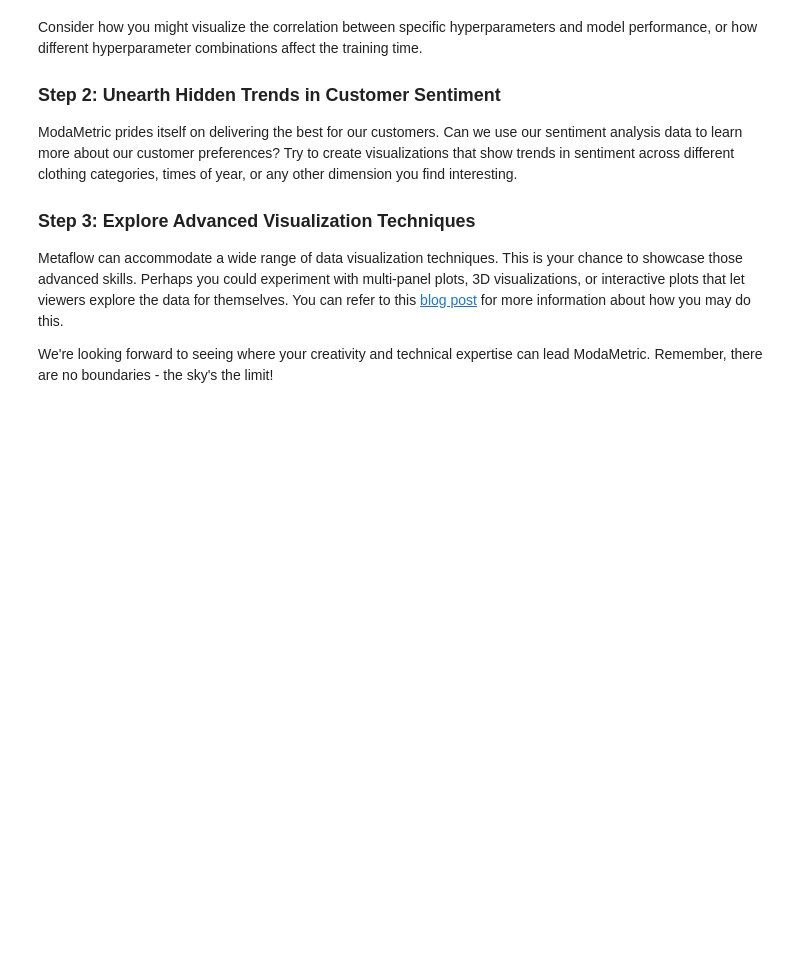
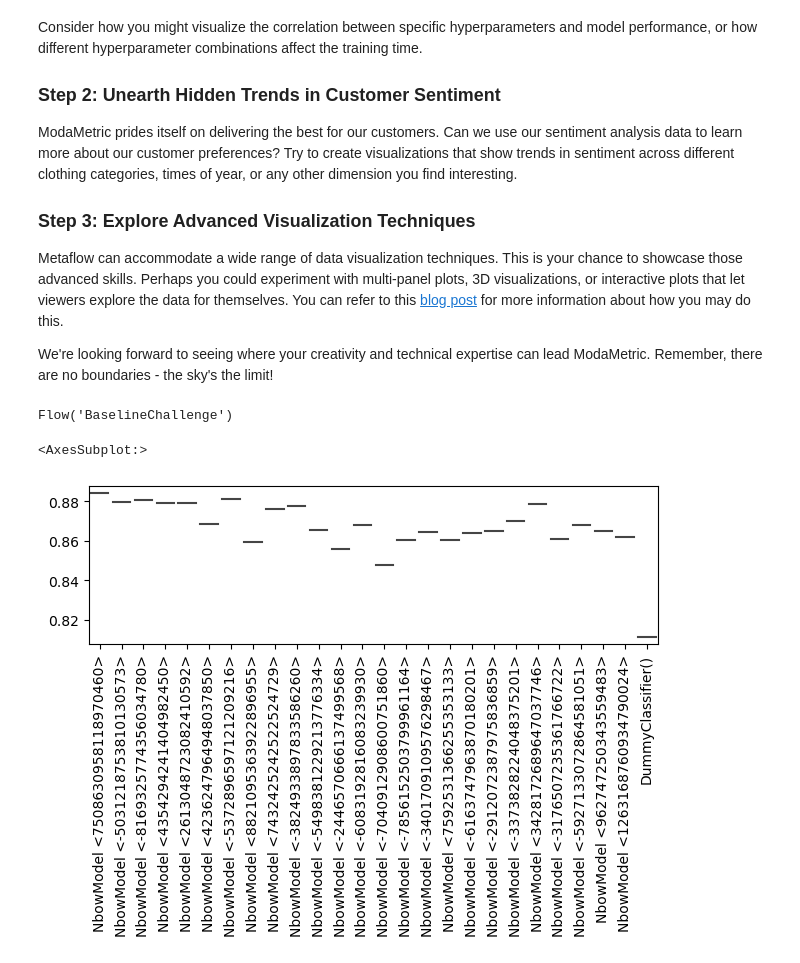
Before and after one commit to MarkAWard/full-stack-ml-metaflow-corise-week-2, a Jupyter notebook: project/submission.ipynb, the cells around one changed output. Drawn from its saved outputs; the diff is of its cells as text; code cells hidden in the pictures; blank space fills up the shorter version.

Commit message:
improved plot

```diff
--- a/project/submission.ipynb
+++ b/project/submission.ipynb
@@ -640,3 +640,25 @@ ModaMetric prides itself on delivering the best for our customers. Can we use ou
 Metaflow can accommodate a wide range of data visualization techniques. This is your chance to showcase those advanced skills. Perhaps you could experiment with multi-panel plots, 3D visualizations, or interactive plots that let viewers explore the data for themselves. You can refer to this [blog post](https://www.google.com/url?sa=t&rct=j&q=&esrc=s&source=web&cd=&cad=rja&uact=8&ved=2ahUKEwjJwOe55pqAAxXA6KACHTZzAsoQFnoECCAQAQ&url=https%3A%2F%2Fouterbounds.com%2Fblog%2Fintegrating-pythonic-visual-reports-into-ml-pipelines%2F&usg=AOvVaw2PY3huULq5xR3yZEQ1s-OL&opi=89978449) for more information about how you may do this.
 
 We're looking forward to seeing where your creativity and technical expertise can lead ModaMetric. Remember, there are no boundaries - the sky's the limit!
+# %%
+from metaflow import Flow
+
+f = Flow("BaselineChallenge")
+# %% [output]
+Flow('BaselineChallenge')
+# %%
+run = f.latest_run
+violin_plot_df = run.data.plot_df
+# %%
+import seaborn as sns
+import matplotlib.pyplot as plt
+from matplotlib import rcParams
+
+rcParams.update({"figure.autolayout": True})
+# %%
+fig1, ax1 = plt.subplots(1, 1)
+plt.xticks(rotation=90)
+sns.violinplot(data=violin_plot_df, x="name", y="accuracy", ax=ax1)
+# %% [output]
+<AxesSubplot:>
+[figure, added]
```
Also changed, not shown: parts of 4 cells of this notebook, 1 other file.
